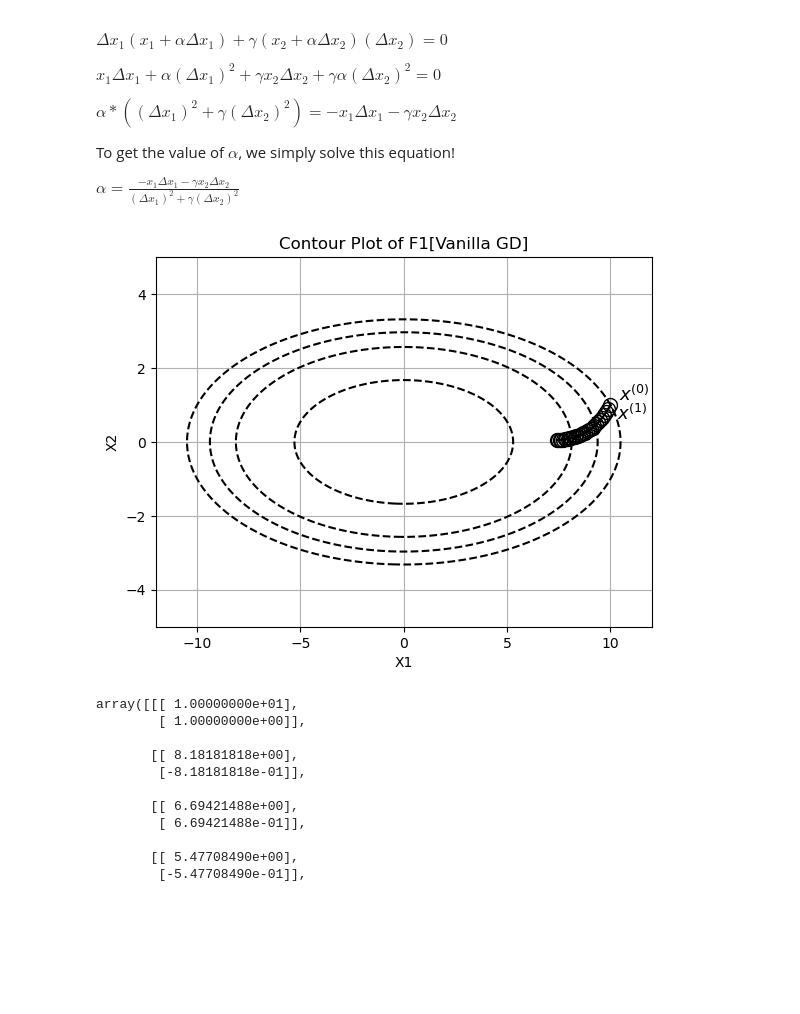
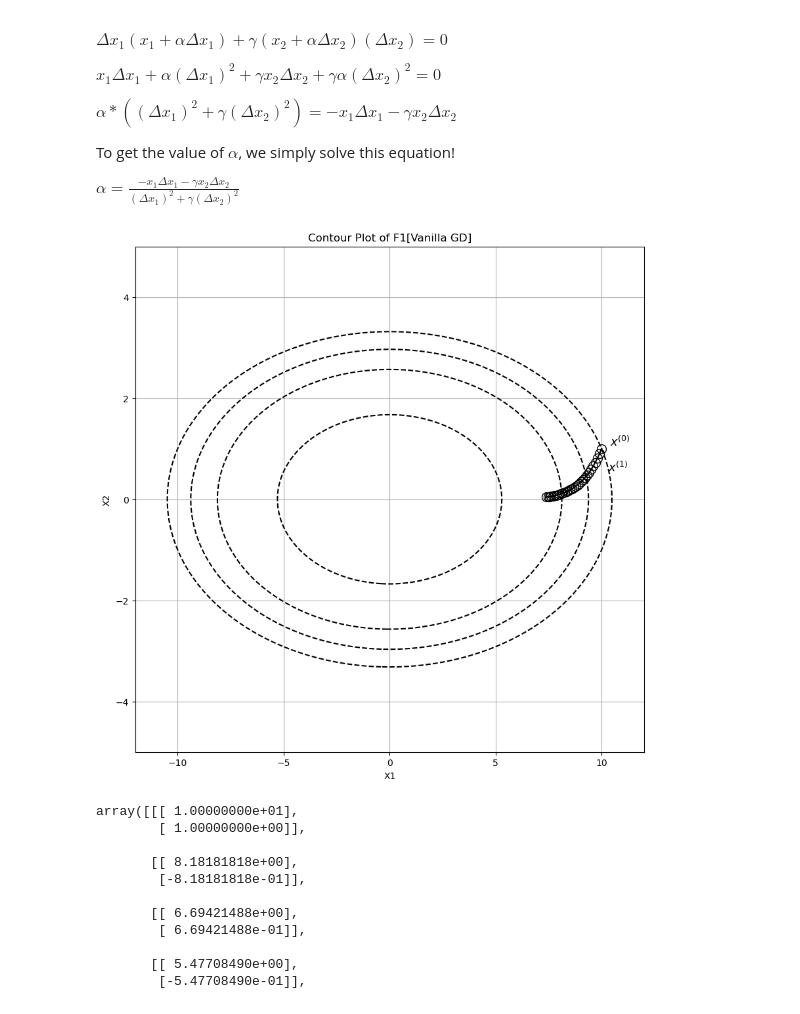
Before and after one commit to Ravi-Raghavan/ConvexOptimization, a Jupyter notebook: Homework #4 - Part 2.ipynb, the cells around one changed output. Drawn from its saved outputs; the diff is of its cells as text; code cells hidden in the pictures; blank space fills up the shorter version.

```diff
--- a/Homework #4 - Part 2.ipynb
+++ b/Homework #4 - Part 2.ipynb
@@ -212,34 +212,37 @@ X1, X2 = np.meshgrid(x1, x2)
 #function to calculate f1 value
 #x1, x2: inputs
 #gamma: function input
 def f1_plot(x1, x2, gamma = 10):
     return 0.5 * ((x1 ** 2) + (gamma * (x2 ** 2)))
 
 #given points on the contour grid, get function values
 F = f1_plot(X1, X2)
+
+#set figure size
+plt.figure(figsize = (10, 10))
 
 #plot f1 vanilla GD iterates
 for point in f1_vanilla_gd_iterates:
     plt.plot(point[0, 0], point[1, 0], 'o', markersize=10, color='black', markerfacecolor='none')
 
 #label x^(0) and x^(1)
 offset = 0.4
 plt.text(f1_vanilla_gd_iterates[0][0, 0] + offset, f1_vanilla_gd_iterates[0][1, 0], r'$x^{(0)}$', fontsize=13, color='black', va='bottom', ha='left')
 plt.text(f1_vanilla_gd_iterates[1][0, 0] + offset, f1_vanilla_gd_iterates[1][1, 0] - offset, r'$x^{(1)}$', fontsize=13, color='black', va='bottom', ha='left')
 
 #Connect iterates via a line
 for i in range(len(f1_vanilla_gd_iterates)-1):
     plt.plot([f1_vanilla_gd_iterates[i][0, 0], f1_vanilla_gd_iterates[i+1][0, 0]], [f1_vanilla_gd_iterates[i][1, 0], f1_vanilla_gd_iterates[i+1][1, 0]], color='black', linestyle='-')
 
 #Plot contour lines
 plt.contour(X1, X2, F, levels = [14, 33, 44, 55], colors='black', linestyles='dashed')
 plt.xlabel('X1')
 plt.ylabel('X2')
 plt.title('Contour Plot of F1[Vanilla GD]')
 plt.grid(True)
 plt.show()
 # %% [output]
-[figure, old version]
+[figure, new version]
 # %%
 #run gradient descent, with exact line search, for f1(i.e. the quadratic function)
 f1_exact_line_search_iterates, f1_exact_line_search_function_values = exact_line_search_gradient_descent(f1, f1_gradient, f1_exact_line_search, x0, 30, 1e-4)
```
Also changed, not shown: parts of 7 cells of this notebook.
